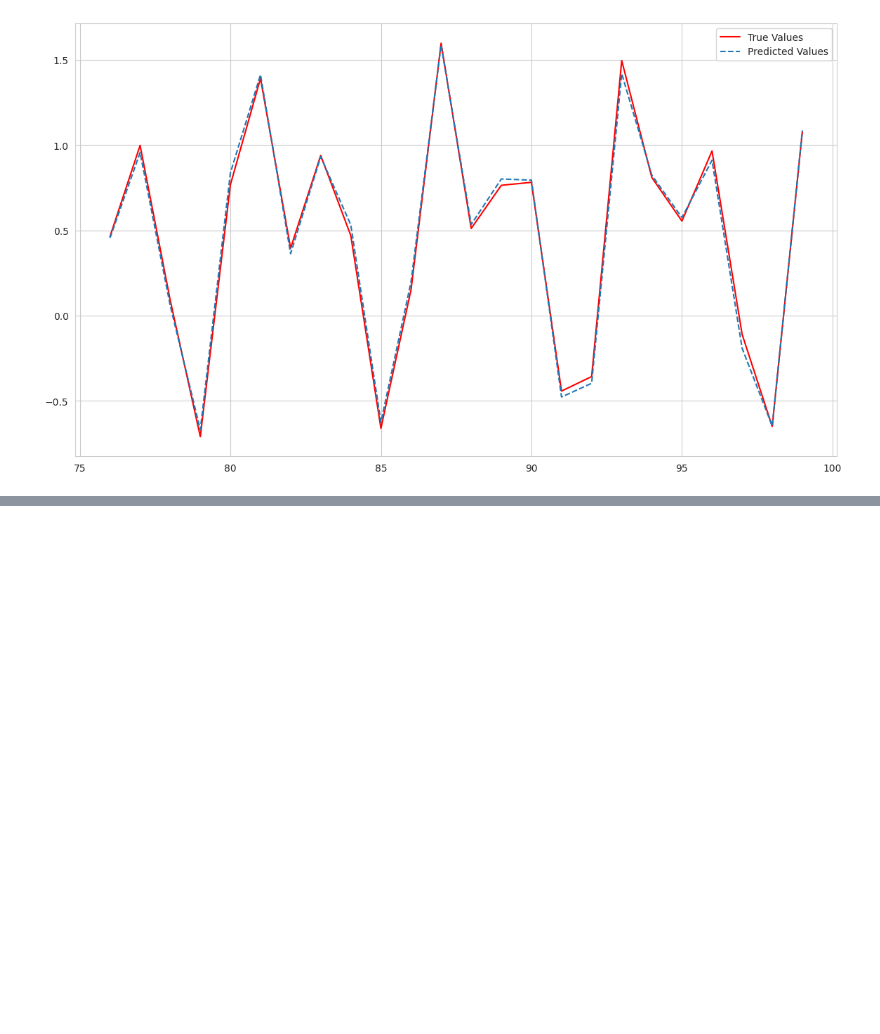
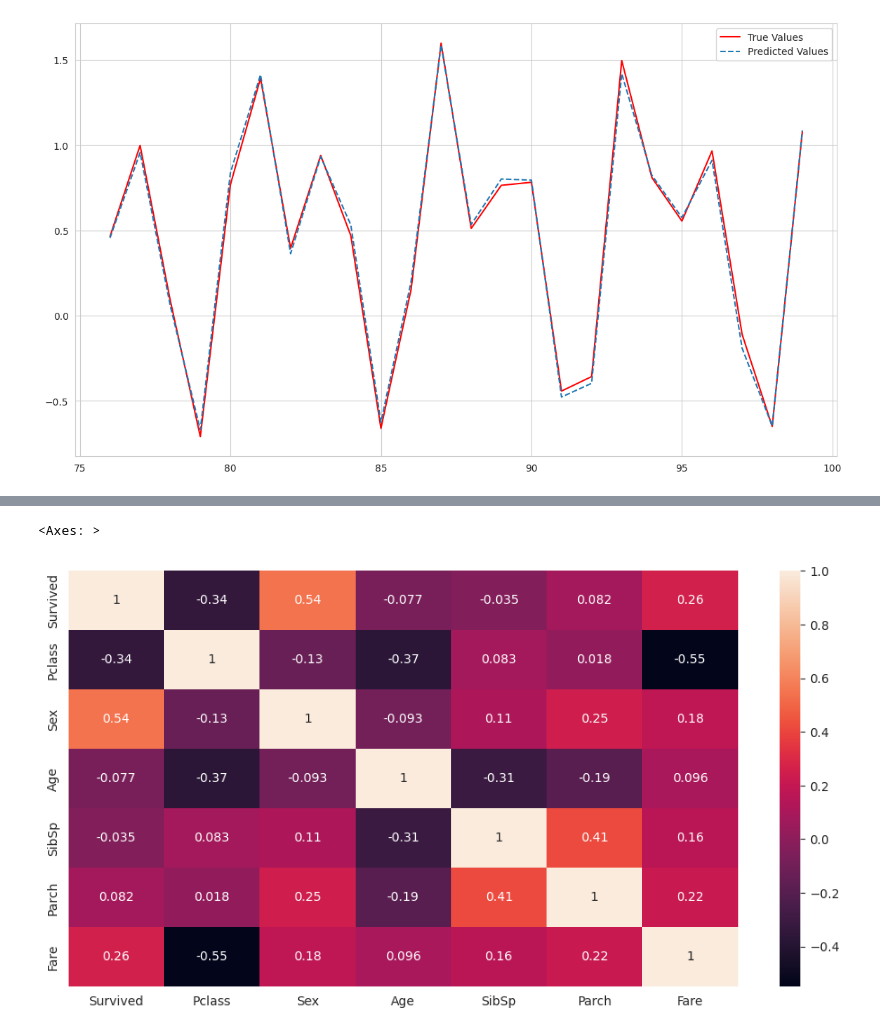
Before and after one commit to gregorylira/Deep-Learning-Mestrado, a Jupyter notebook: Atividade 1/main.ipynb, the cells around one changed output, grey strips where cells are left out. Drawn from its saved outputs; the diff is of its cells as text; code cells hidden in the pictures; blank space fills up the shorter version.

```diff
--- a/Atividade 1/main.ipynb
+++ b/Atividade 1/main.ipynb
@@ -1166,0 +1245,9 @@ ax.legend(loc='best')
+# %%
+train = train.drop(columns=['PassengerId', 'Name', 'Ticket', 'Cabin', 'Embarked'])
+train['Sex'] = train['Sex'].apply(lambda x: 1 if x=='female' else 0)
+# %%
+plt.figure(figsize=(12,6))
+sns.heatmap(train.corr(), annot=True)
+# %% [output]
+<Axes: >
+[figure, added]
```
Also changed, not shown: parts of 85 cells of this notebook, 4 other files.
